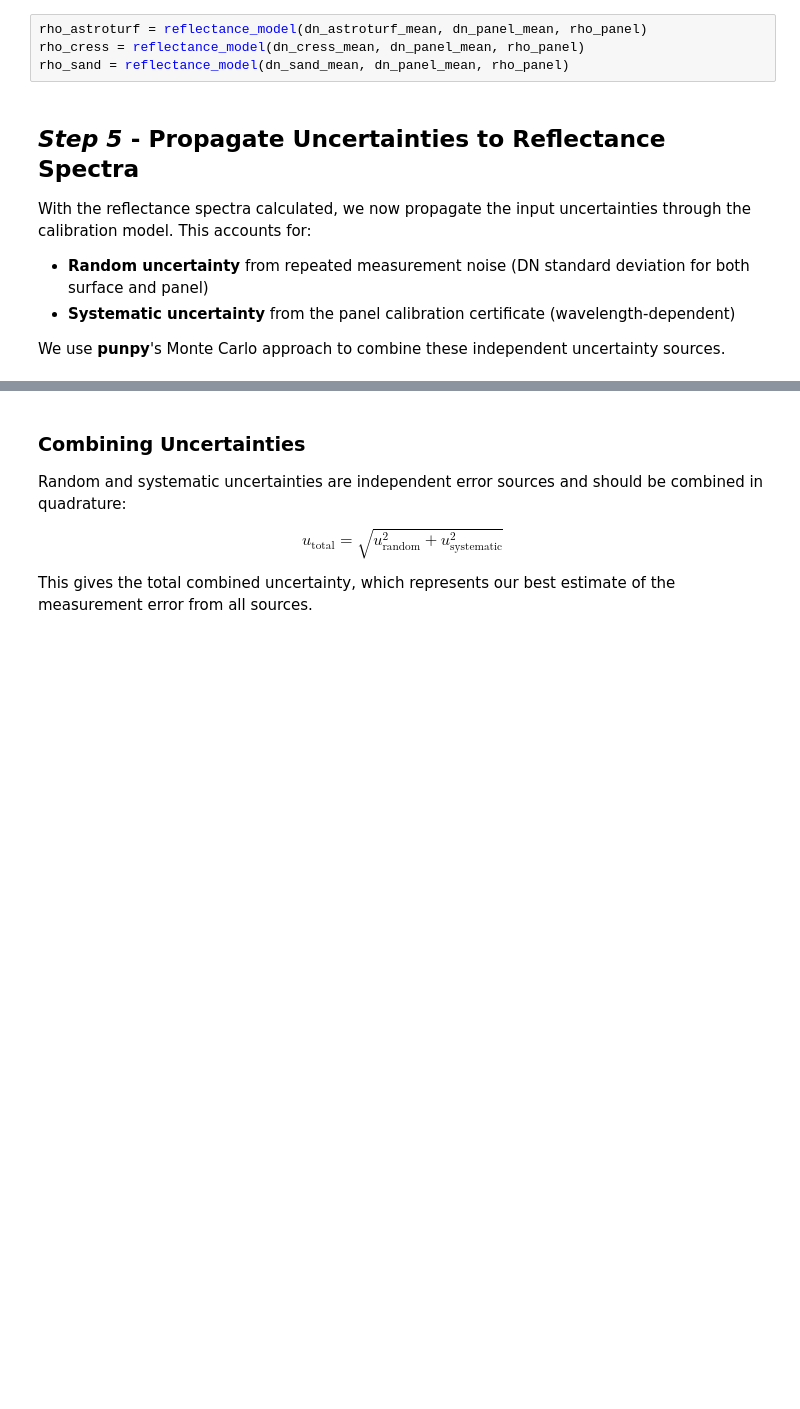
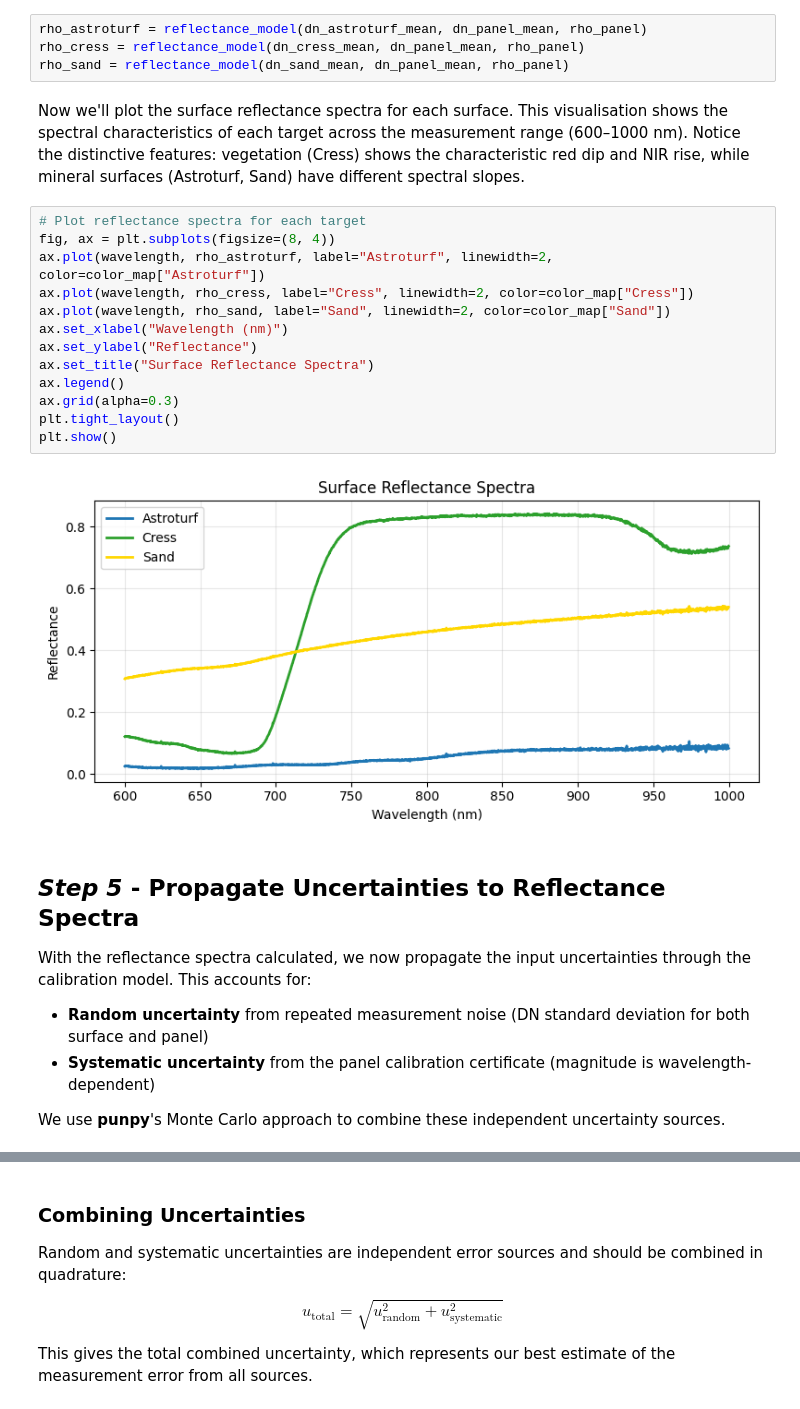
Before and after one commit to comet-toolkit/comet_training, a Jupyter notebook: punpy_exercise_spectrometer.ipynb, the cells around one changed output, grey strips where cells are left out. Saved outputs shown, nothing was run; the diff lists cells and outputs as text; blank space fills up the shorter version.

```diff
--- a/punpy_exercise_spectrometer.ipynb
+++ b/punpy_exercise_spectrometer.ipynb
@@ -251,12 +260,29 @@ Using the reflectance calibration model from Step 3, we now calculate the reflec
 rho_astroturf = reflectance_model(dn_astroturf_mean, dn_panel_mean, rho_panel)
 rho_cress = reflectance_model(dn_cress_mean, dn_panel_mean, rho_panel)
 rho_sand = reflectance_model(dn_sand_mean, dn_panel_mean, rho_panel)
+# %% [markdown]
+Now we'll plot the surface reflectance spectra for each surface. This visualisation shows the spectral characteristics of each target across the measurement range (600–1000 nm). Notice the distinctive features: vegetation (Cress) shows the characteristic red dip and NIR rise, while mineral surfaces (Astroturf, Sand) have different spectral slopes.
+# %%
+# Plot reflectance spectra for each target
+fig, ax = plt.subplots(figsize=(8, 4))
+ax.plot(wavelength, rho_astroturf, label="Astroturf", linewidth=2, color=color_map["Astroturf"])
+ax.plot(wavelength, rho_cress, label="Cress", linewidth=2, color=color_map["Cress"])
+ax.plot(wavelength, rho_sand, label="Sand", linewidth=2, color=color_map["Sand"])
+ax.set_xlabel("Wavelength (nm)")
+ax.set_ylabel("Reflectance")
+ax.set_title("Surface Reflectance Spectra")
+ax.legend()
+ax.grid(alpha=0.3)
+plt.tight_layout()
+plt.show()
+# %% [output]
+[figure, added]
 # %% [markdown]
 ## *Step 5* - Propagate Uncertainties to Reflectance Spectra
 
 With the reflectance spectra calculated, we now propagate the input uncertainties through the calibration model. This accounts for:
 - **Random uncertainty** from repeated measurement noise (DN standard deviation for both surface and panel)
-- **Systematic uncertainty** from the panel calibration certificate (wavelength-dependent)
+- **Systematic uncertainty** from the panel calibration certificate (magnitude is wavelength-dependent)
 
 We use **punpy**'s Monte Carlo approach to combine these independent uncertainty sources.
 # %%
```
Also changed, not shown: parts of 44 cells of this notebook.
